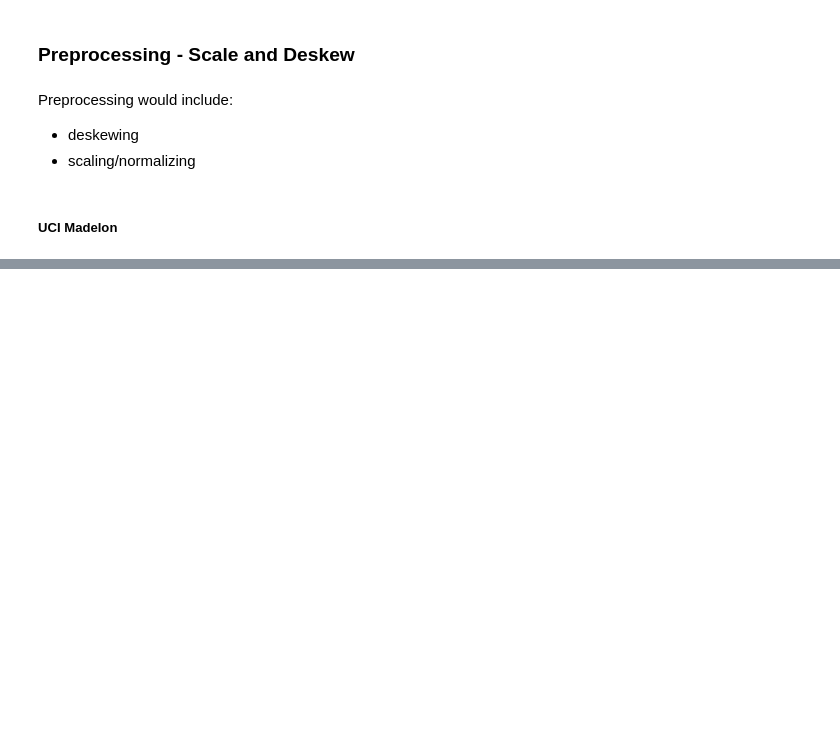
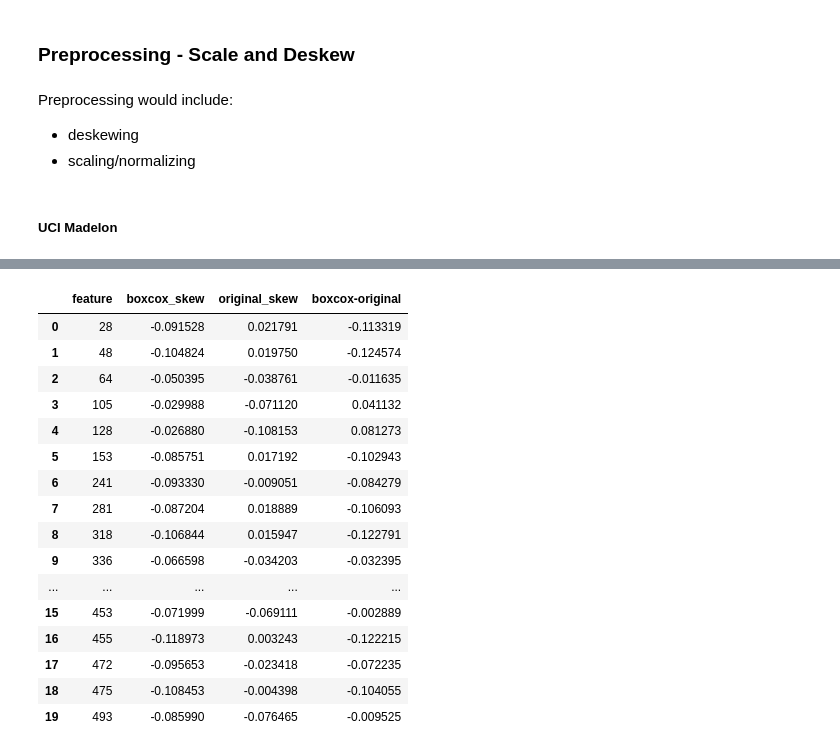
Before and after one commit to godsylla/UCI-Madelon-Dataset, a Jupyter notebook: ipynb/04-Classify_Using_Relevant_Features.ipynb, the cells around one changed output, grey strips where cells are left out. Cells and saved outputs as stored; diff of their text form; code cells hidden in the pictures; blank space fills up the shorter version.

```diff
--- a/ipynb/04-Classify_Using_Relevant_Features.ipynb
+++ b/ipynb/04-Classify_Using_Relevant_Features.ipynb
@@ -200,0 +283,4 @@ uci_relfeat_orig_skew
+# %%
+bcSkews_madXtrain = []
+for i, column in enumerate(madelonXtrain_bcdf.columns):
+    bcSkews_madXtrain.append((madelonXtrain_bcdf.columns[i], stats.skew(madelonXtrain_bcdf[column])))
@@ -200,0 +291,27 @@ uci_relfeat_orig_skew
+# %%
+skew_df = pd.DataFrame(bcSkews_madXtrain)
+skew_df.rename(columns={0:'feature', 1:'boxcox_skew'}, inplace=True)
+# %%
+skew_df['original_skew'] = [skew[1] for skew in uci_relfeat_orig_skew]
+# %%
+skew_df['boxcox-original'] = skew_df['boxcox_skew'] - skew_df['original_skew']
+# %%
+skew_df
+# %% [output]
+|  | feature | boxcox_skew | original_skew | boxcox-original |
+| 0 | 28 | -0.091528 | 0.021791 | -0.113319 |
+| 1 | 48 | -0.104824 | 0.019750 | -0.124574 |
+| 2 | 64 | -0.050395 | -0.038761 | -0.011635 |
+| 3 | 105 | -0.029988 | -0.071120 | 0.041132 |
+| 4 | 128 | -0.026880 | -0.108153 | 0.081273 |
+| 5 | 153 | -0.085751 | 0.017192 | -0.102943 |
+| 6 | 241 | -0.093330 | -0.009051 | -0.084279 |
+| 7 | 281 | -0.087204 | 0.018889 | -0.106093 |
+| 8 | 318 | -0.106844 | 0.015947 | -0.122791 |
+| 9 | 336 | -0.066598 | -0.034203 | -0.032395 |
+| ... | ... | ... | ... | ... |
+| 15 | 453 | -0.071999 | -0.069111 | -0.002889 |
+| 16 | 455 | -0.118973 | 0.003243 | -0.122215 |
+| 17 | 472 | -0.095653 | -0.023418 | -0.072235 |
+| 18 | 475 | -0.108453 | -0.004398 | -0.104055 |
+| 19 | 493 | -0.085990 | -0.076465 | -0.009525 |
```
Also changed, not shown: parts of 32 cells of this notebook, 1 other file.
